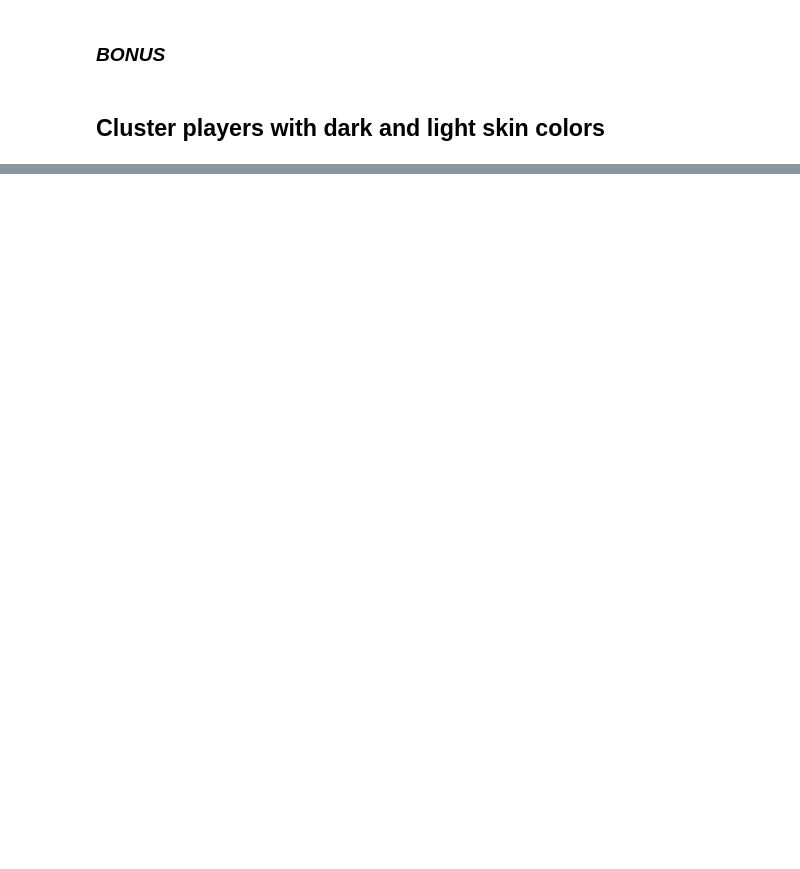
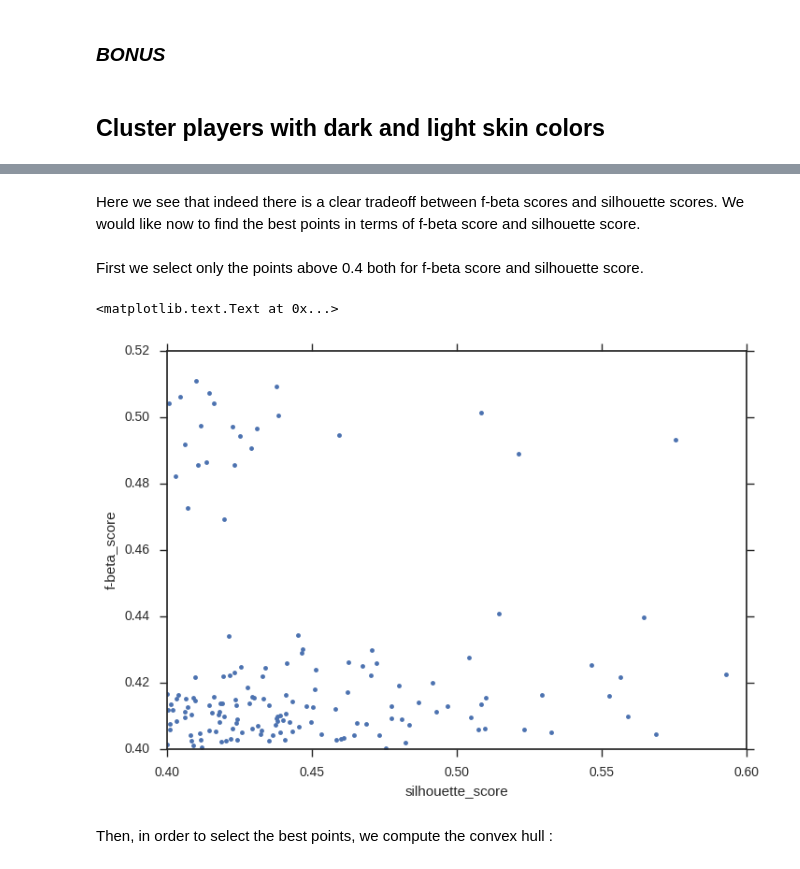
Before and after one commit to CriMenghini/ADA_Homeworks, a Jupyter notebook: Homework_4/Hw_4.ipynb, the cells around one changed output, grey strips where cells are left out. Cells and saved outputs as stored; diff of their text form; code cells hidden in the pictures; blank space fills up the shorter version.

```diff
--- a/Homework_4/Hw_4.ipynb
+++ b/Homework_4/Hw_4.ipynb
@@ -313,0 +484,15 @@ np.array(players.iloc[test_index])
+# %% [markdown]
+Here we see that indeed there is a clear tradeoff between f-beta scores and silhouette scores. We would like now to find the best points in terms of f-beta score and silhouette score.
+# %% [markdown]
+First we select only the points above 0.4 both for f-beta score and silhouette score.
+# %%
+bestpoints = points[(points[:,0] > 0.4) & (points[:,1] > 0.4)]
+plt.plot(bestpoints[:,0], bestpoints[:,1], '.')
+fig1.suptitle('Clustering scores')
+plt.xlabel('silhouette_score')
+plt.ylabel('f-beta_score')
+# %% [output]
+<matplotlib.text.Text at 0x...>
+[figure, added]
+# %% [markdown]
+Then, in order to select the best points, we compute the convex hull :
```
Also changed, not shown: parts of 55 cells of this notebook.
